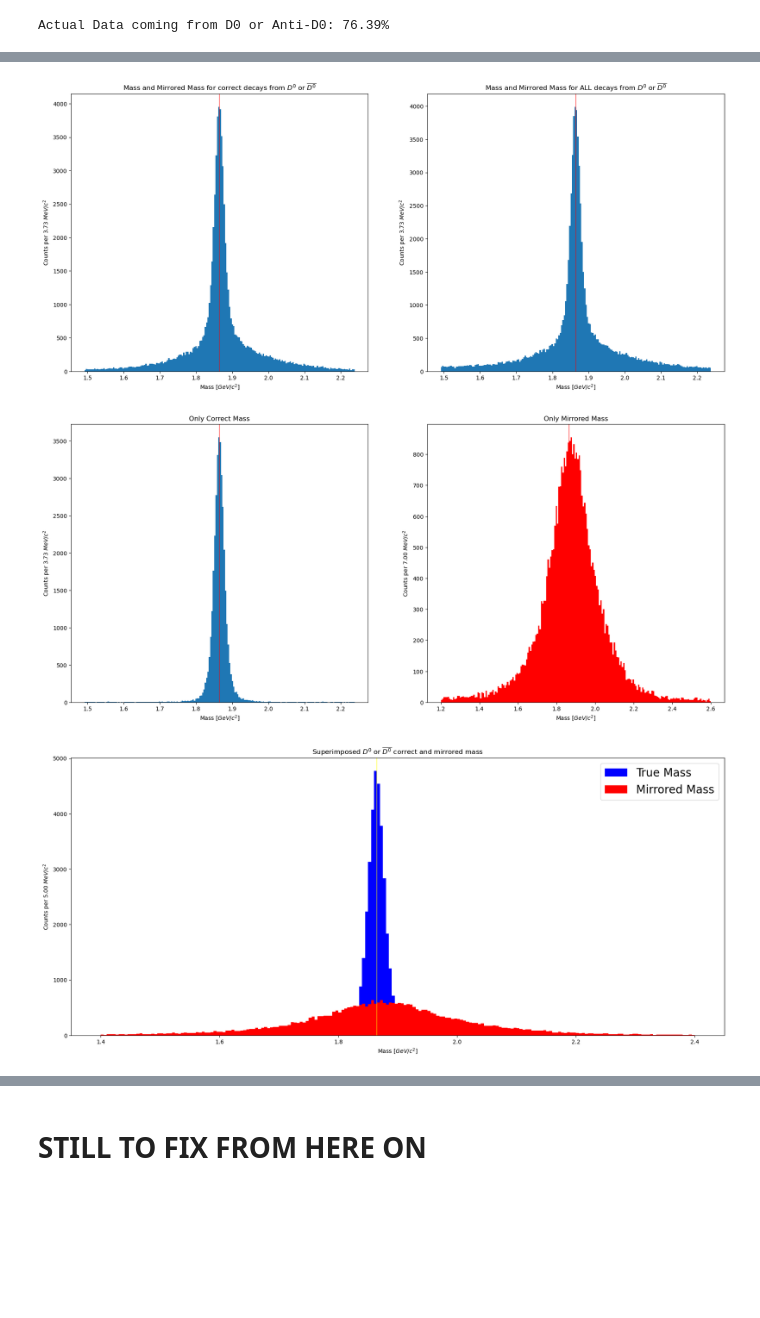
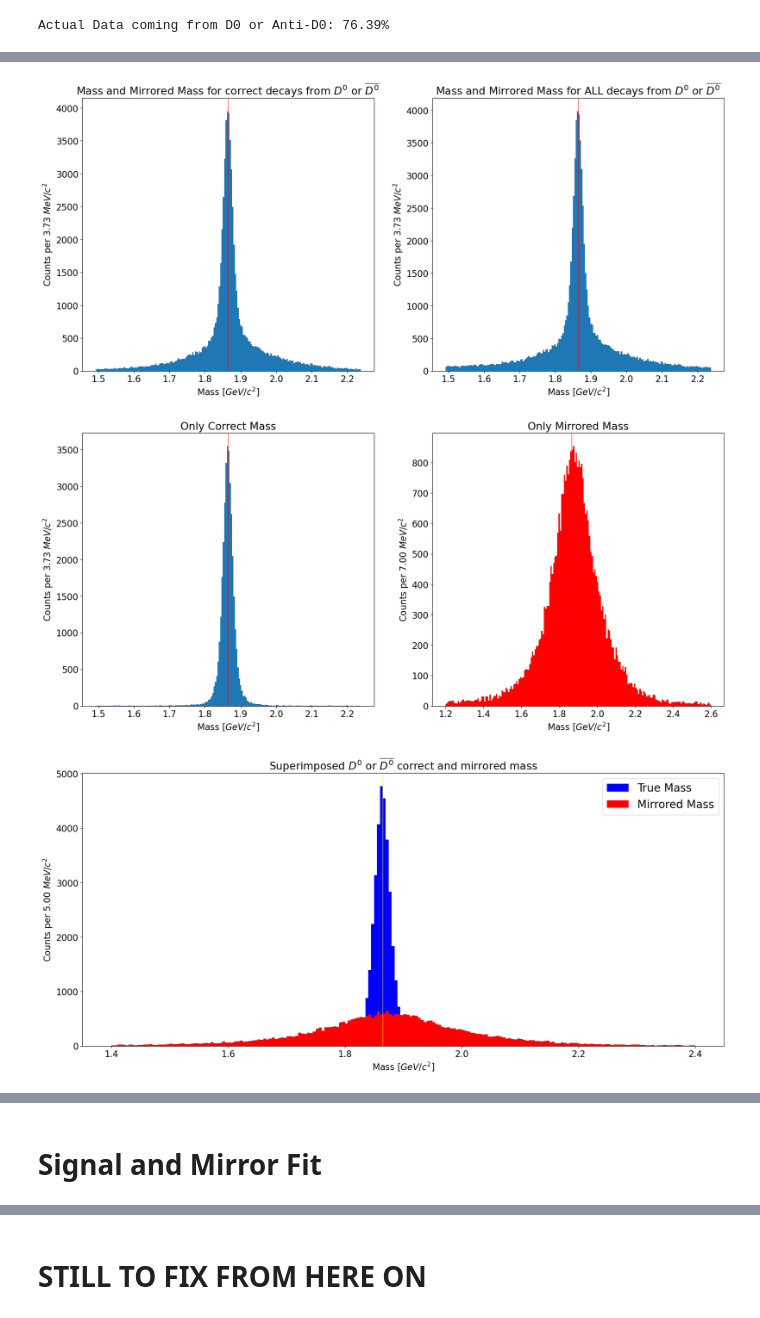
Before and after one commit to LeoPi314/LCPB_Project, a Jupyter notebook: MC_Mirror_D0.ipynb, the cells around one changed output, grey strips where cells are left out. Drawn from its saved outputs; the diff is of its cells as text; code cells hidden in the pictures; blank space fills up the shorter version.

```diff
--- a/MC_Mirror_D0.ipynb
+++ b/MC_Mirror_D0.ipynb
@@ -5,10 +5,14 @@ import awkward as ak
 import uproot
 import matplotlib.pyplot as plt
 from matplotlib.colors import LogNorm
+from scipy.optimize import curve_fit
+from scipy.stats import norm
 from IPython.display import Image, display
 
 import gc
 import itertools
+
+plt.rcParams['font.size'] = 16
 # %%
 %%bash
 ls "../../mnt/SingleTrackTrees/Simulation/alice_sim_2024_LHC24h1_1_536237_AOD"
@@ -490,4 +494,6 @@ Actual Data coming from D0 or Anti-D0: 76.39%
 # %%
 #final_results.to_pickle("Only_D0_with_mirror.pkl")
 # %%
-#final_results = pd.read_pickle("Only_D0_with_mirror.pkl")
+final_results = pd.read_pickle("Only_D0_with_mirror.pkl")
+df = final_results[( final_results["Nature"]=="D0") | (final_results["Nature"]=="Anti-D0")]
+final_results
@@ -494,5 +514,5 @@ Actual Data coming from D0 or Anti-D0: 76.39%
 # %%
-df = final_results[ final_results["Nature"].isin(["D0", "Anti-D0"]) ]
+
 MIN_MASS, MAX_MASS = 0.8*m_d0, 1.2*m_d0
 N_BINS = 200
 fig, ax = plt.subplots(1,2, figsize=(21,9))
@@ -521,33 +541,33 @@ MIN_MASS, MAX_MASS = 1.2, 2.6
 ax[1].hist(df["mirror_mass"], range=(MIN_MASS, MAX_MASS), bins=N_BINS, color="red")
 ax[1].set_xlabel(r"Mass $[GeV/c^2]$")
 ax[1].set_ylabel(f"Counts per {((MAX_MASS-MIN_MASS)/N_BINS)*1000:.2f} $MeV/c^2$")
 ax[1].axvline(x=m_d0, color="red", alpha=0.5)
 ax[1].set_title(r"Only Mirrored Mass")
 plt.show()
 
 MIN_MASS, MAX_MASS = 1.4, 2.4
 fig, ax = plt.subplots(figsize=(21,9))
 ax.hist(df["inv_mass"], range=(MIN_MASS, MAX_MASS), bins=N_BINS, color="blue", label="True Mass")
 ax.hist(df["mirror_mass"], range=(MIN_MASS, MAX_MASS), bins=N_BINS, color="red", label="Mirrored Mass")
 ax.set_xlabel(r"Mass $[GeV/c^2]$")
 ax.set_ylabel(f"Counts per {((MAX_MASS-MIN_MASS)/N_BINS)*1000:.2f} $MeV/c^2$")
 ax.set_title(r"Superimposed $D^0$ or $\overline{D^0}$ correct and mirrored mass")
 ax.axvline(x=m_d0, color="yellow", alpha=0.5)
 ax.legend(fontsize=20)
 plt.show()
 
 MIN_MASS, MAX_MASS = 0.8*m_d0, 1.2*m_d0
 N_BINS = 200
 fig, ax = plt.subplots(figsize=(21,9))
 ax.hist(np.concatenate([df["inv_mass"], df["mirror_mass"]]), range=(MIN_MASS, MAX_MASS), bins=N_BINS, color="purple", label="Both")
 ax.hist(df["inv_mass"], range=(MIN_MASS, MAX_MASS), bins=N_BINS, color="blue", label="Only Correct")
 ax.set_xlabel(r"Mass $[GeV/c^2]$")
 ax.set_ylabel(f"Counts per {((MAX_MASS-MIN_MASS)/N_BINS)*1000:.2f} $MeV/c^2$")
 ax.axvline(x=m_d0, color="red", alpha=0.5)
 ax.legend(fontsize=20)
 ax.set_title(r"Comparison with and without mirrored mass")
 plt.show()
 # %% [output]
-[figure, old version]
+[figure, new version]
-[figure, old version]
+[figure, new version]
-[figure, old version]
+[figure, new version]
@@ -554,0 +575,2 @@ plt.show()
+# %% [markdown]
+# Signal and Mirror Fit
```
Also changed, not shown: parts of 19 cells of this notebook, 1 other file.
